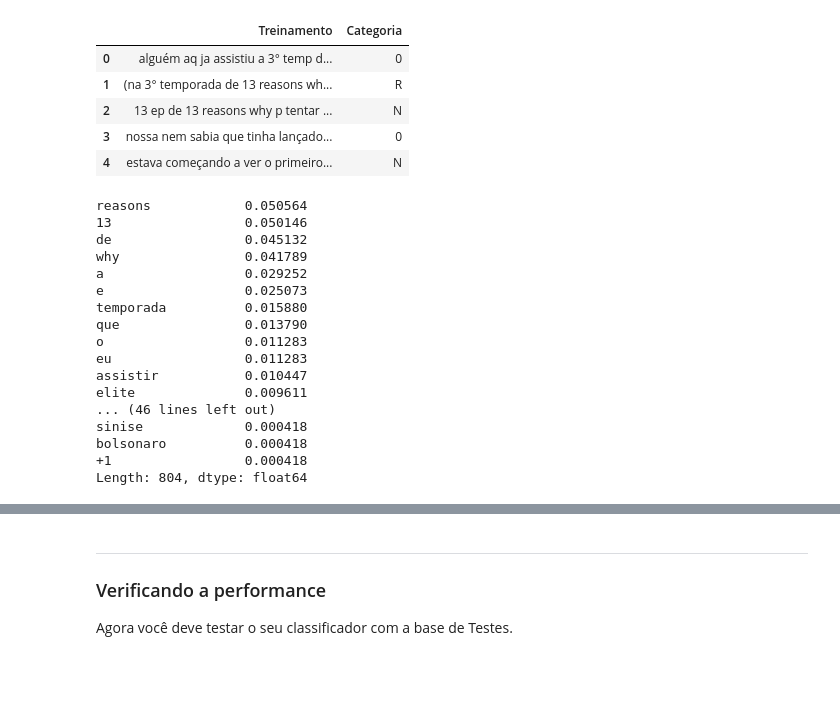
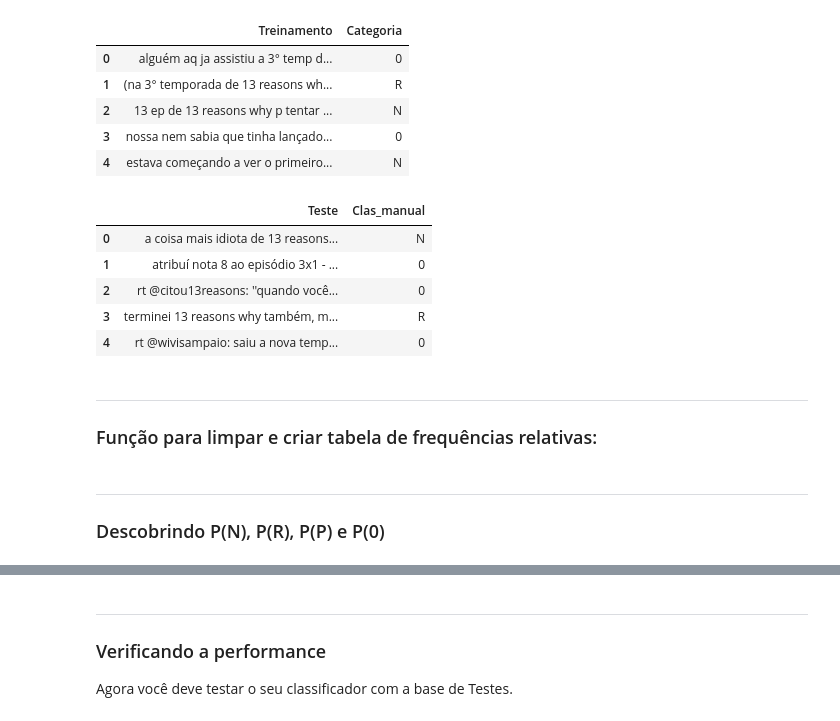
Before and after one commit to sophiaks/Naive-Bayes-Classifier, a Jupyter notebook: Projeto2_layout.ipynb, the cells around one changed output, grey strips where cells are left out. Drawn from its saved outputs; the diff is of its cells as text; code cells hidden in the pictures; blank space fills up the shorter version.

Commit message:
Parte de testes do Naive Bayes

```diff
--- a/Projeto2_layout.ipynb
+++ b/Projeto2_layout.ipynb
@@ -143,50 +142,17 @@ excel.head()
 | 2 | 13 ep de 13 reasons why p tentar ... | N |
 | 3 | nossa nem sabia que tinha lançado... | 0 |
 | 4 | estava começando a ver o primeiro... | N |
-# %%
-Neutro = " ".join(excel[excel.Categoria==0].Treinamento)
-Reacao = " ".join(excel[excel.Categoria=='R'].Treinamento)
-Negativo = " ".join(excel[excel.Categoria=='N'].Treinamento)
-Positivo = " ".join(excel[excel.Categoria=='P'].Treinamento)
-
-
-semhttpNeut = re.sub(r'http\S+', '', Neutro)
-semhttpR = re.sub(r'http\S+', '', Reacao)
-semhttpP = re.sub(r'http\S+', '', Positivo)
-semhttpNeg = re.sub(r'http\S+', '', Negativo)
-
-
-Neutro_limpo = cleanup(semhttpNeut)
-Reacao_limpo = cleanup(semhttpR)
-Negativo_limpo = cleanup(semhttpP)
-Positivo_limpo = cleanup(semhttpNeg)
-
-
-
-Neutro_rel = Neutro_limpo.split()
-Reacao_rel = Reacao_limpo.split()
-Negativo_rel = Negativo_limpo.split()
-Positivo_rel = Positivo_limpo.split()
-
-
-
-freq_rel = pd.Series(Neutro_rel).value_counts(True)
-freq_rel
-# %% [output]
-reasons            0.050564
-13                 0.050146
-de                 0.045132
-why                0.041789
-a                  0.029252
-e                  0.025073
-temporada          0.015880
-que                0.013790
-o                  0.011283
-eu                 0.011283
-assistir           0.010447
-elite              0.009611
-... (46 lines left out)
-sinise             0.000418
-bolsonaro          0.000418
-+1                 0.000418
-Length: 804, dtype: float64
+# %%
+excel_treino = pd.read_excel('13 Reasons Why v2.xlsx', sheet_name='Teste')
+excel_treino.rename(columns={'Unnamed: 1':'Clas_manual'}, inplace=True)
+excel_treino.head()
+# %% [output]
+|  | Teste | Clas_manual |
+| 0 | a coisa mais idiota de 13 reasons... | N |
+| 1 | atribuí nota 8 ao episódio 3x1 - ... | 0 |
+| 2 | rt @citou13reasons: ''quando você... | 0 |
+| 3 | terminei 13 reasons why também, m... | R |
+| 4 | rt @wivisampaio: saiu a nova temp... | 0 |
+# %% [markdown]
+___
+### Função para limpar e criar tabela de frequências relativas:
@@ -192,0 +178,3 @@ Length: 804, dtype: float64
+# %% [markdown]
+___
+### Descobrindo P(N), P(R), P(P) e P(0)
```
Also changed, not shown: parts of 14 cells of this notebook.
